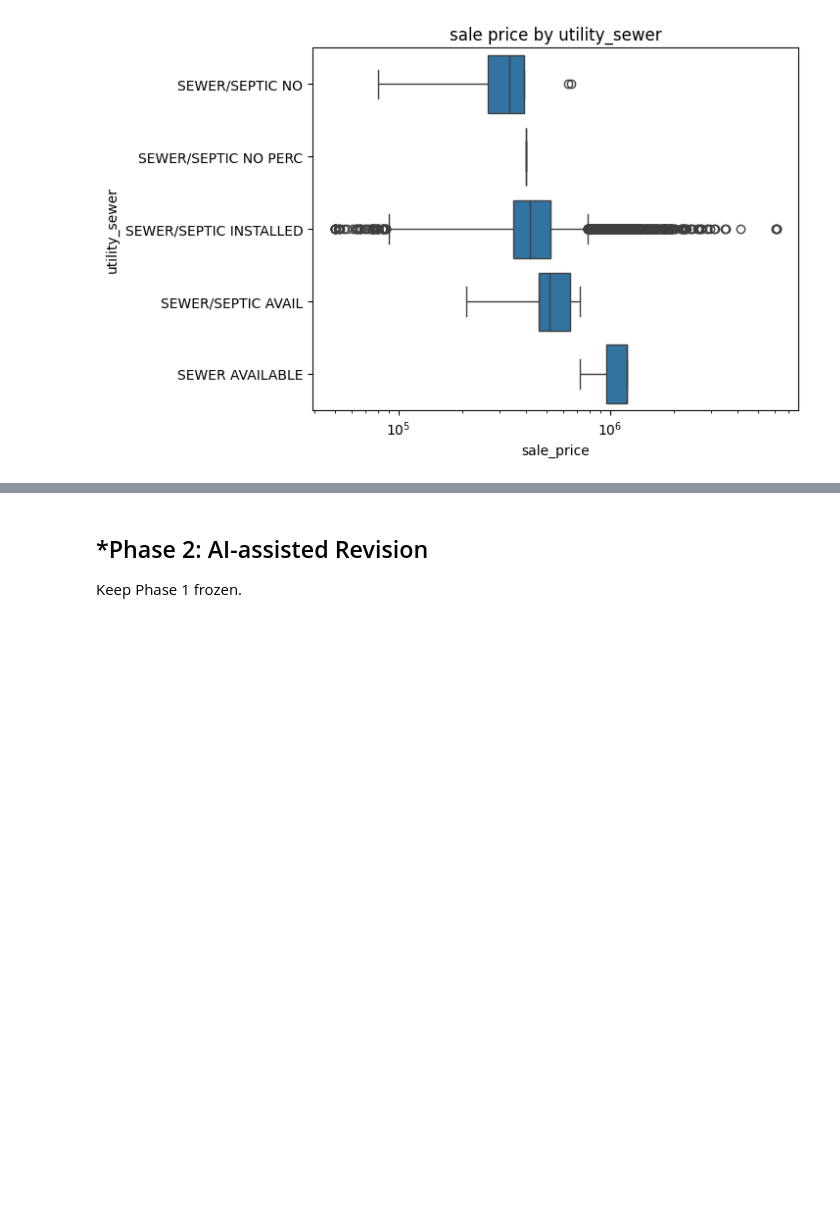
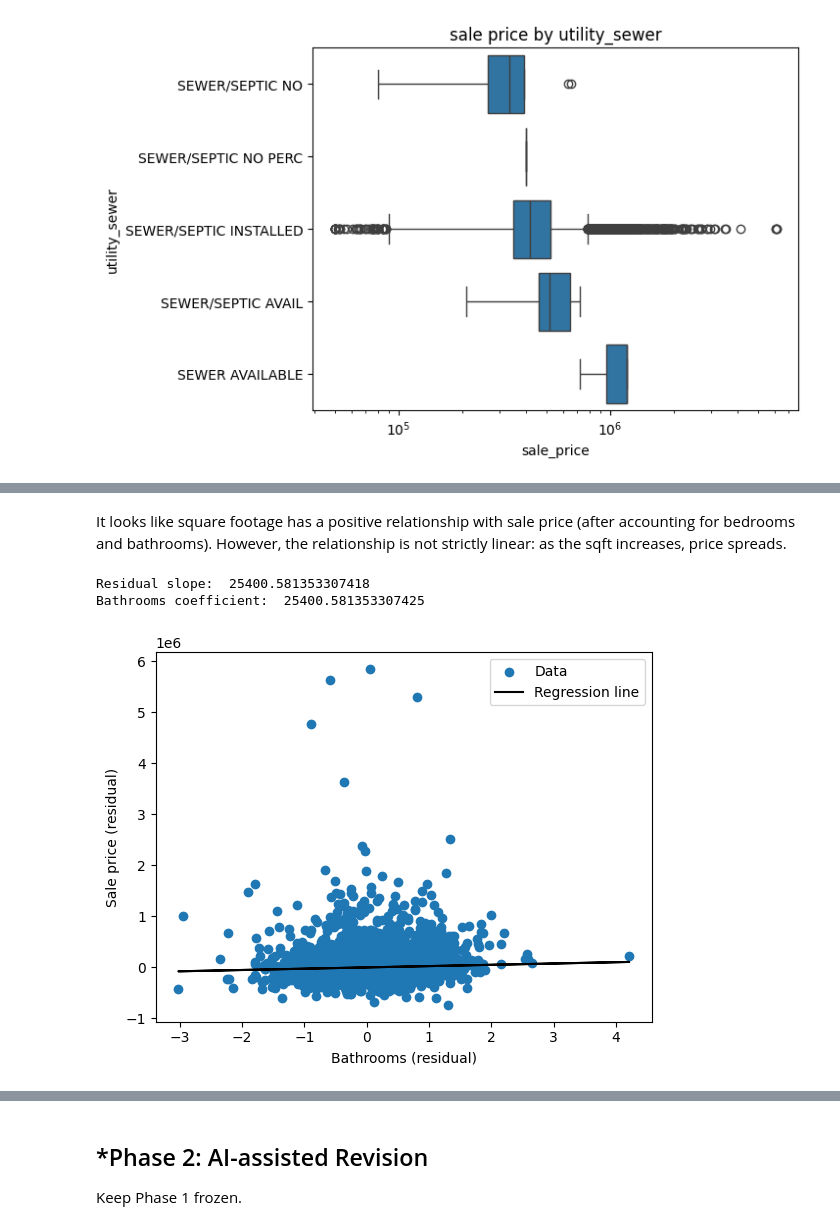
Before and after one commit to ja2faded/L02-hedonic-pricing, a Jupyter notebook: notebook.ipynb, the cells around one changed output, grey strips where cells are left out. Cells and saved outputs as stored; diff of their text form; code cells hidden in the pictures; blank space fills up the shorter version.

```diff
--- a/notebook.ipynb
+++ b/notebook.ipynb
@@ -236,0 +339,23 @@ X.head().T
+# %% [markdown]
+It looks like square footage has a positive relationship with sale price (after accounting for bedrooms and bathrooms). However, the relationship is not strictly linear: as the sqft increases, price spreads.
+# %%
+baths = X_train['bathrooms']
+price = y_train
+
+r_price = price - LinearRegression().fit(X_train[['bedrooms', 'house_square_feet']], price).predict(X_train[['bedrooms', 'house_square_feet']])
+r_baths = baths - LinearRegression().fit(X_train[['bedrooms', 'house_square_feet']], baths).predict(X_train[['bedrooms', 'house_square_feet']])
+
+partial_fit = slr(r_baths, r_price)
+print('Residual slope: ', partial_fit['b1'])
+print('Bathrooms coefficient: ', fit_2.coef_[1])
+
+plt.scatter(r_baths, r_price, label = "Data")
+plt.plot(r_baths, partial_fit['y_hat'], color = 'black', label = "Regression line")
+plt.xlabel("Bathrooms (residual)")
+plt.ylabel("Sale price (residual)")
+plt.legend(loc = "upper right")
+plt.show()
+# %% [output]
+Residual slope:  25400.581353307418
+Bathrooms coefficient:  25400.581353307425
+[figure, added]
```
Also changed, not shown: parts of 9 cells of this notebook.
